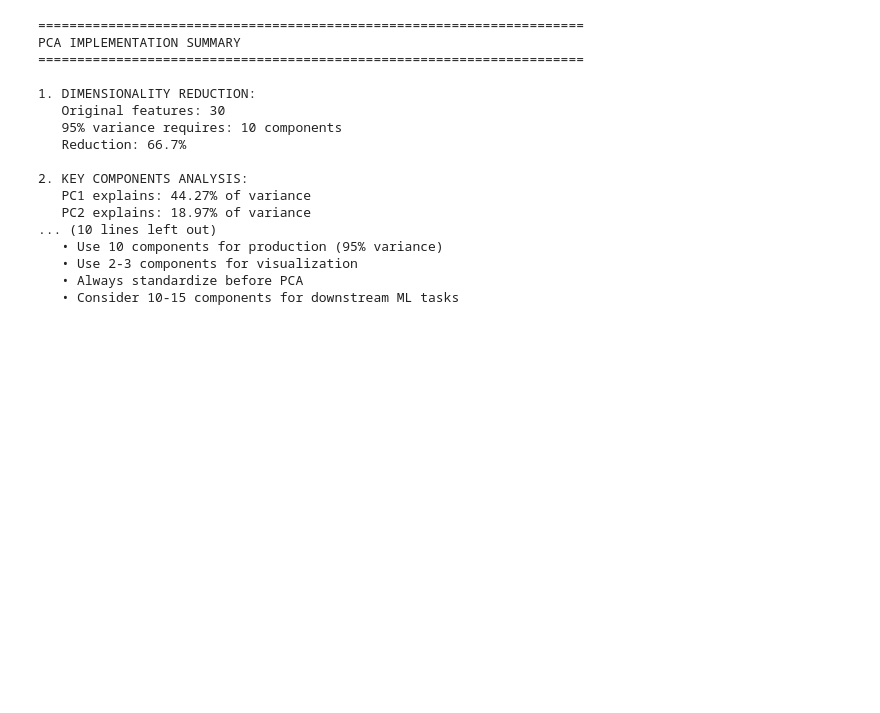
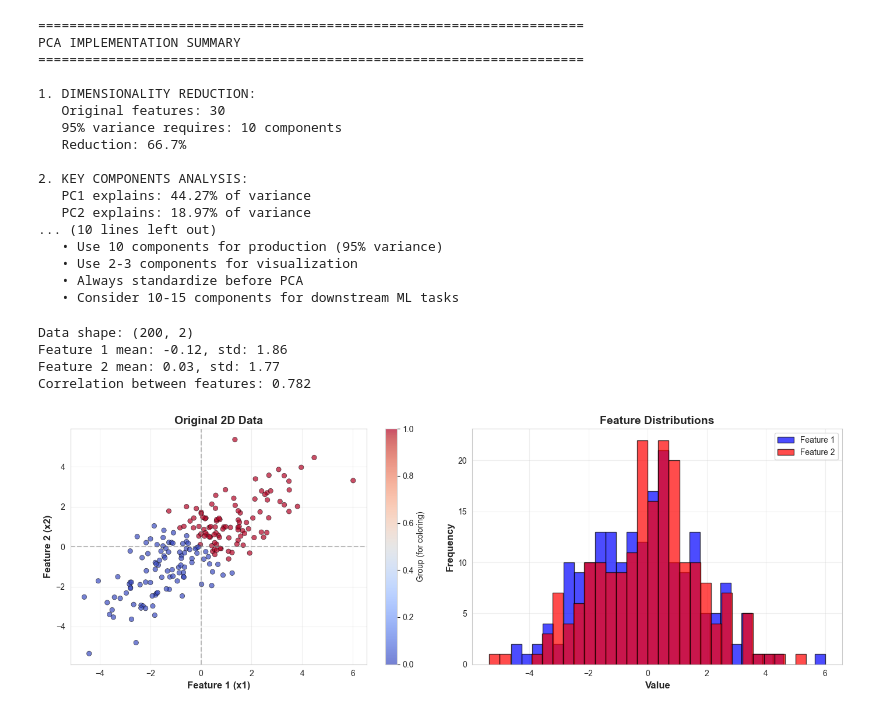
Before and after one commit to pratikadamas/DS-ML-NLP, a Jupyter notebook: PCA/pca1.0.ipynb, the cells around one changed output. Cells and saved outputs as stored; diff of their text form; code cells hidden in the pictures; blank space fills up the shorter version.

```diff
--- a/PCA/pca1.0.ipynb
+++ b/PCA/pca1.0.ipynb
@@ -724,3 +724,71 @@ PCA IMPLEMENTATION SUMMARY
    • Use 2-3 components for visualization
    • Always standardize before PCA
    • Consider 10-15 components for downstream ML tasks
+# %%
+import numpy as np
+import matplotlib.pyplot as plt
+from sklearn.decomposition import PCA
+from sklearn.preprocessing import StandardScaler
+import seaborn as sns
+
+# Set style for better visualizations
+plt.style.use('default')
+sns.set_style("whitegrid")
+# %%
+# Generate simple 2D data with correlation
+np.random.seed(42)
+
+# Create correlated data
+n_samples = 200
+x1 = np.random.randn(n_samples) * 2
+x2 = 0.7 * x1 + np.random.randn(n_samples) * 1  # x2 is correlated with x1
+
+# Add some noise
+x1 = x1 + np.random.randn(n_samples) * 0.5
+x2 = x2 + np.random.randn(n_samples) * 0.5
+
+# Combine into 2D array
+X = np.column_stack((x1, x2))
+
+# Create labels for visualization (not used in PCA, just for colors)
+y = (x1 + x2) > 0  # Simple binary classification
+
+print(f"Data shape: {X.shape}")
+print(f"Feature 1 mean: {x1.mean():.2f}, std: {x1.std():.2f}")
+print(f"Feature 2 mean: {x2.mean():.2f}, std: {x2.std():.2f}")
+print(f"Correlation between features: {np.corrcoef(x1, x2)[0,1]:.3f}")
+# %% [output]
+Data shape: (200, 2)
+Feature 1 mean: -0.12, std: 1.86
+Feature 2 mean: 0.03, std: 1.77
+Correlation between features: 0.782
+# %%
+# Plot original 2D data
+plt.figure(figsize=(14, 5))
+
+# Subplot 1: Scatter plot
+plt.subplot(1, 2, 1)
+plt.scatter(X[:, 0], X[:, 1], c=y, cmap='coolwarm', alpha=0.7, edgecolors='black', linewidth=0.5)
+plt.xlabel('Feature 1 (x1)', fontsize=12, fontweight='bold')
+plt.ylabel('Feature 2 (x2)', fontsize=12, fontweight='bold')
+plt.title('Original 2D Data', fontsize=14, fontweight='bold')
+plt.axhline(y=0, color='gray', linestyle='--', alpha=0.5)
+plt.axvline(x=0, color='gray', linestyle='--', alpha=0.5)
+plt.grid(True, alpha=0.3)
+plt.colorbar(label='Group (for coloring)')
+
+# Subplot 2: Histograms
+plt.subplot(1, 2, 2)
+plt.hist(x1, bins=30, alpha=0.7, label='Feature 1', color='blue', edgecolor='black')
+plt.hist(x2, bins=30, alpha=0.7, label='Feature 2', color='red', edgecolor='black')
+plt.xlabel('Value', fontsize=12, fontweight='bold')
+plt.ylabel('Frequency', fontsize=12, fontweight='bold')
+plt.title('Feature Distributions', fontsize=14, fontweight='bold')
+plt.legend()
+plt.grid(True, alpha=0.3)
+
+plt.tight_layout()
+plt.savefig('1_original_data.png', dpi=100, bbox_inches='tight')
+plt.show()
+# %% [output]
+[figure, added]
```
Also changed, not shown: parts of 6 cells of this notebook, 6 other files.
